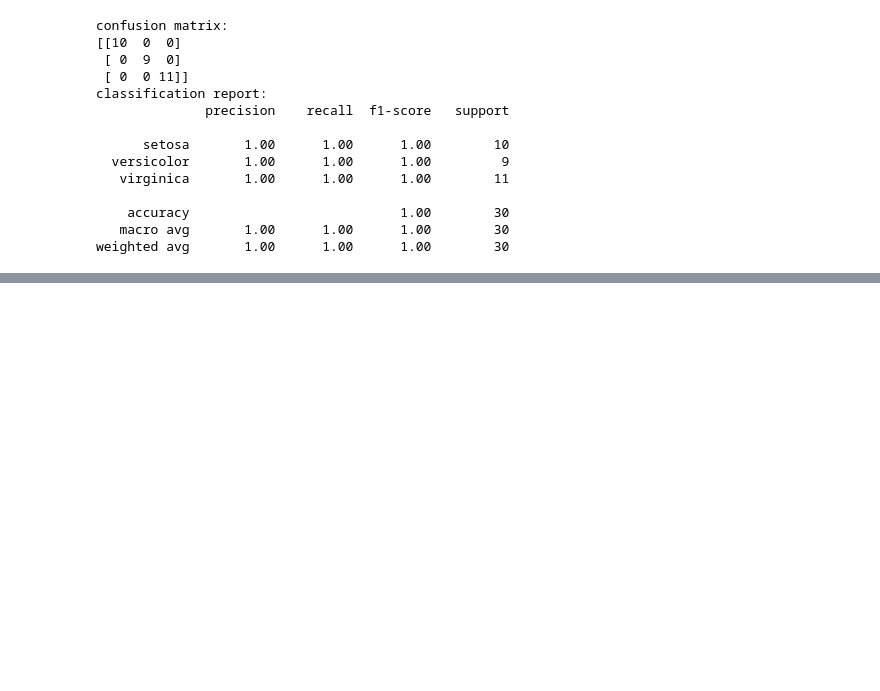
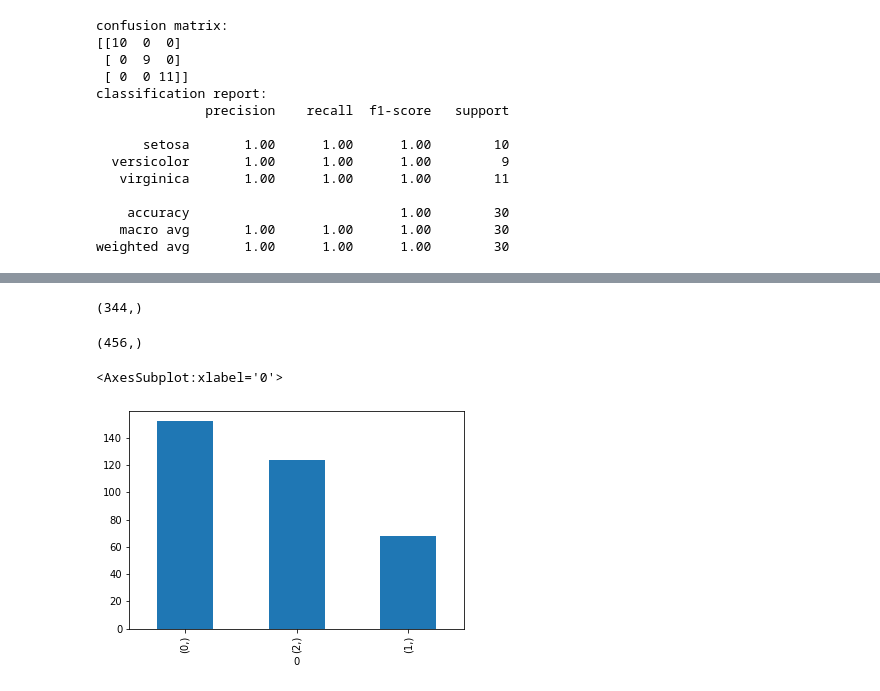
Before and after one commit to digipodium/DP-JUN-ML-200-MTTF, a Jupyter notebook: supervised/classification/class_balancing.ipynb, the cells around one changed output, grey strips where cells are left out. Saved outputs shown, nothing was run; the diff lists cells and outputs as text; code cells hidden in the pictures; blank space fills up the shorter version.

```diff
--- a/supervised/classification/class_balancing.ipynb
+++ b/supervised/classification/class_balancing.ipynb
@@ -56,0 +63,3 @@ weighted avg       1.00      1.00      1.00        30
+# %%
+penguins_df = load_dataset('penguins')
+penguins_df
@@ -56,0 +121,13 @@ weighted avg       1.00      1.00      1.00        30
+# %%
+X = penguins_df[[
+            'bill_length_mm',
+            'bill_depth_mm',
+            'flipper_length_mm',
+            'body_mass_g',
+            ]]
+y= penguins_df['species']
+# %%
+imputer = SimpleImputer()
+X = imputer.fit_transform(X)
+cls_enc = LabelEncoder()
+y = cls_enc.fit_transform(y)
@@ -56,0 +136,13 @@ weighted avg       1.00      1.00      1.00        30
+# %%
+y.shape
+# %% [output]
+(344,)
+# %%
+y_resample.shape
+# %% [output]
+(456,)
+# %%
+pd.DataFrame(y).value_counts().plot(kind='bar')
+# %% [output]
+<AxesSubplot:xlabel='0'>
+[figure, added]
```
Also changed, not shown: parts of 14 cells of this notebook.
